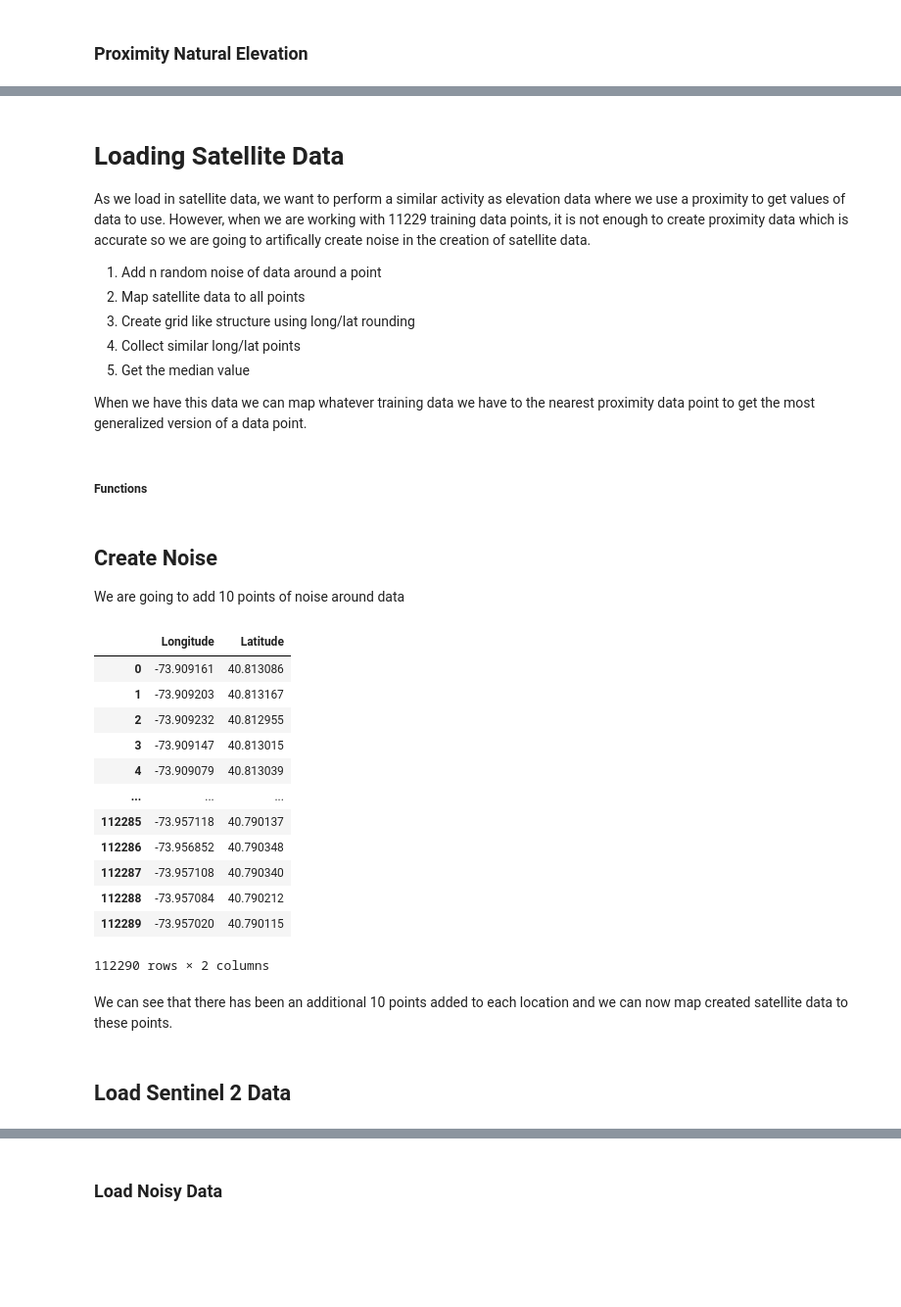
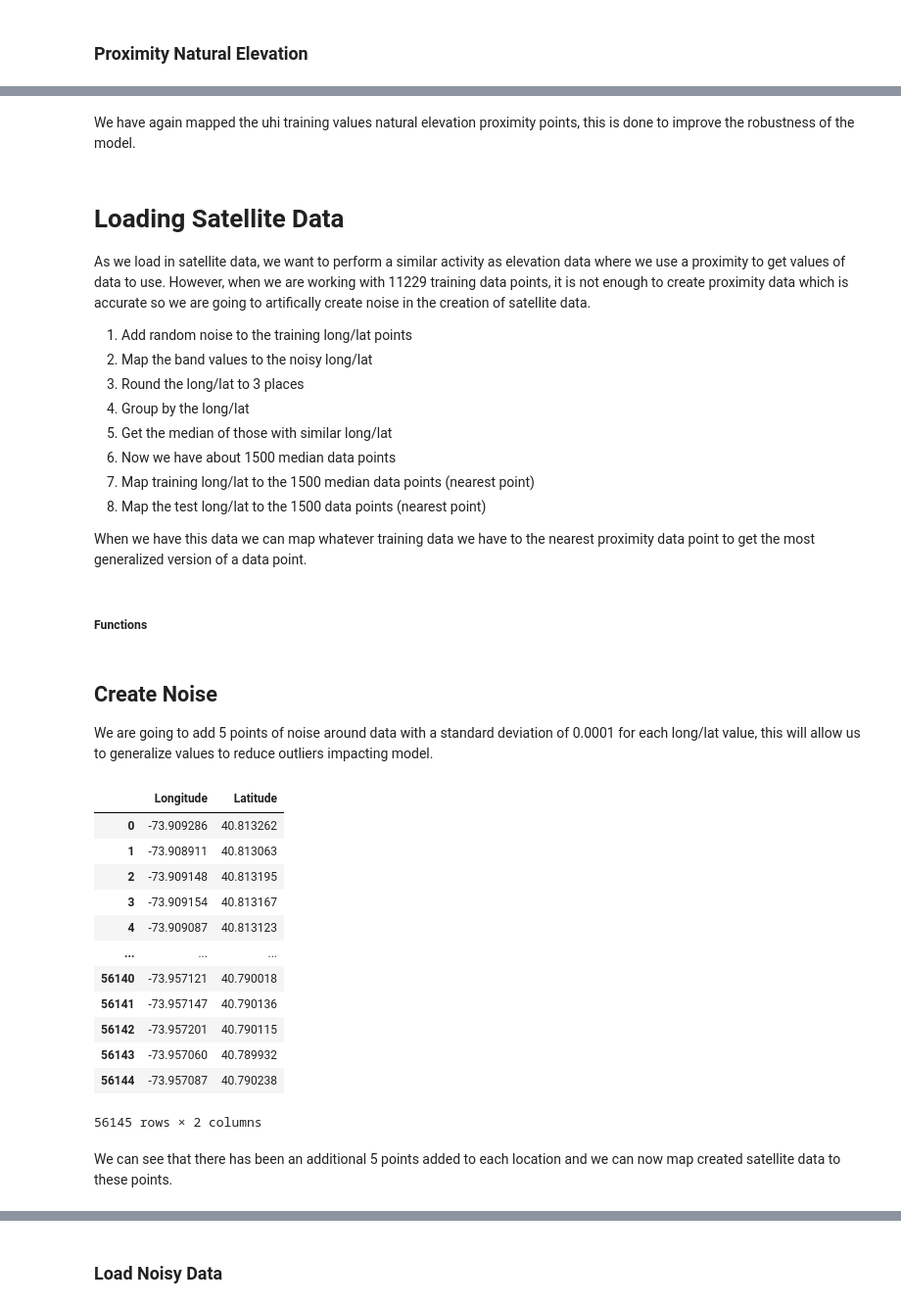
Before and after one commit to bennicholson2/Urban-Heat-Island-Prediction, a Jupyter notebook: code/nyc_notebook.ipynb, the cells around one changed output, grey strips where cells are left out. Shown at 98% size. Cells and saved outputs as stored; diff of their text form; code cells hidden in the pictures; blank space fills up the shorter version.

```diff
--- a/code/nyc_notebook.ipynb
+++ b/code/nyc_notebook.ipynb
@@ -557,12 +633,17 @@ natural_elevation_proximity_data.head()
+# %% [markdown]
+We have again mapped the uhi training values natural elevation proximity points, this is done to improve the robustness of the model.
 # %% [markdown]
 # Loading Satellite Data
 As we load in satellite data, we want to perform a similar activity as elevation data where we use a proximity to get values of data to use. However, when we are working with 11229 training data points, it is not enough to create proximity data which is accurate so we are going to artifically create noise in the creation of satellite data.
 
-1. Add n random noise of data around a point
-2. Map satellite data to all points
-3. Create grid like structure using long/lat rounding
-4. Collect similar long/lat points
-5. Get the median value
+1. Add random noise to the training long/lat points
+2. Map the band values to the noisy long/lat
+3. Round the long/lat to 3 places
+4. Group by the long/lat
+5. Get the median of those with similar long/lat
+6. Now we have about 1500 median data points
+7. Map training long/lat to the 1500 median data points (nearest point)
+8. Map the test long/lat to the 1500 data points (nearest point)
 
 When we have this data we can map whatever training data we have to the nearest proximity data point to get the most generalized version of a data point.
 # %% [markdown]
@@ -689,7 +770,7 @@ def add_nearest_data(uhi_data: pd.DataFrame, data_to_map: pd.DataFrame) -> pd.Da
     return uhi_data
 # %% [markdown]
 ## Create Noise
-We are going to add 10 points of noise around data
+We are going to add 5 points of noise around data with a standard deviation of 0.0001 for each long/lat value, this will allow us to generalize values to reduce outliers impacting model.
 # %%
 # let's create a funciton that creates random noise for a single point
 def generate_noise(long,lat,proximity_points,std=0.0001):
@@ -700,36 +781,34 @@ def generate_noise(long,lat,proximity_points,std=0.0001):
 # %%
 sentinel_long_noisy = []
 sentinel_lat_noisy = []
 
 for _,row in uhi_train.iterrows():
     long = row['Longitude']
     lat = row['Latitude']
 
-    noise = generate_noise(long,lat,10)
+    noise = generate_noise(long,lat,5)
     for i,row in enumerate(noise):
         sentinel_long_noisy.append(noise[i][0])
         sentinel_lat_noisy.append(noise[i][1])
 
 
 # create a new df
 proximity_uhi_train = pd.DataFrame({'Longitude':sentinel_long_noisy,'Latitude':sentinel_lat_noisy})
 
 proximity_uhi_train
 # %% [output]
 |  | Longitude | Latitude |
-| 0 | -73.909161 | 40.813086 |
-| 1 | -73.909203 | 40.813167 |
-| 2 | -73.909232 | 40.812955 |
-| 3 | -73.909147 | 40.813015 |
-| 4 | -73.909079 | 40.813039 |
+| 0 | -73.909286 | 40.813262 |
+| 1 | -73.908911 | 40.813063 |
+| 2 | -73.909148 | 40.813195 |
+| 3 | -73.909154 | 40.813167 |
+| 4 | -73.909087 | 40.813123 |
 | ... | ... | ... |
-| 112285 | -73.957118 | 40.790137 |
-| 112286 | -73.956852 | 40.790348 |
-| 112287 | -73.957108 | 40.790340 |
-| 112288 | -73.957084 | 40.790212 |
-| 112289 | -73.957020 | 40.790115 |
+| 56140 | -73.957121 | 40.790018 |
+| 56141 | -73.957147 | 40.790136 |
+| 56142 | -73.957201 | 40.790115 |
+| 56143 | -73.957060 | 40.789932 |
+| 56144 | -73.957087 | 40.790238 |
-112290 rows × 2 columns
+56145 rows × 2 columns
 # %% [markdown]
-We can see that there has been an additional 10 points added to each location and we can now map created satellite data to these points.
+We can see that there has been an additional 5 points added to each location and we can now map created satellite data to these points.
-# %% [markdown]
-## Load Sentinel 2 Data
```
Also changed, not shown: parts of 106 cells of this notebook, 10 other files.
